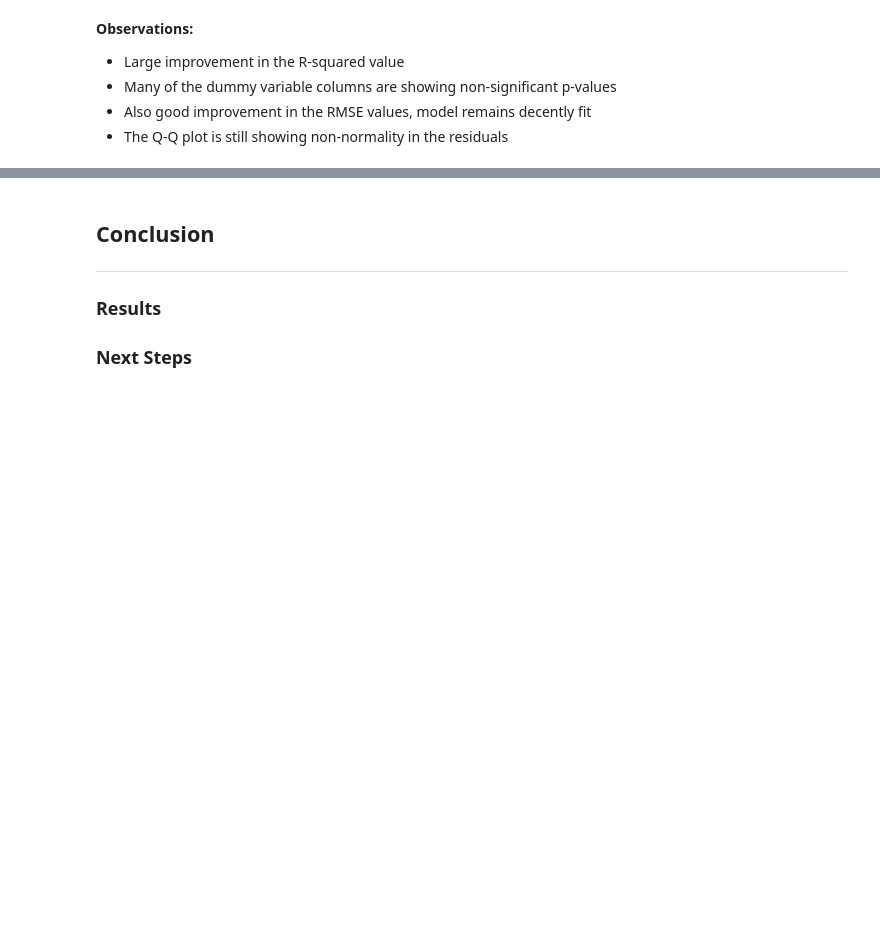
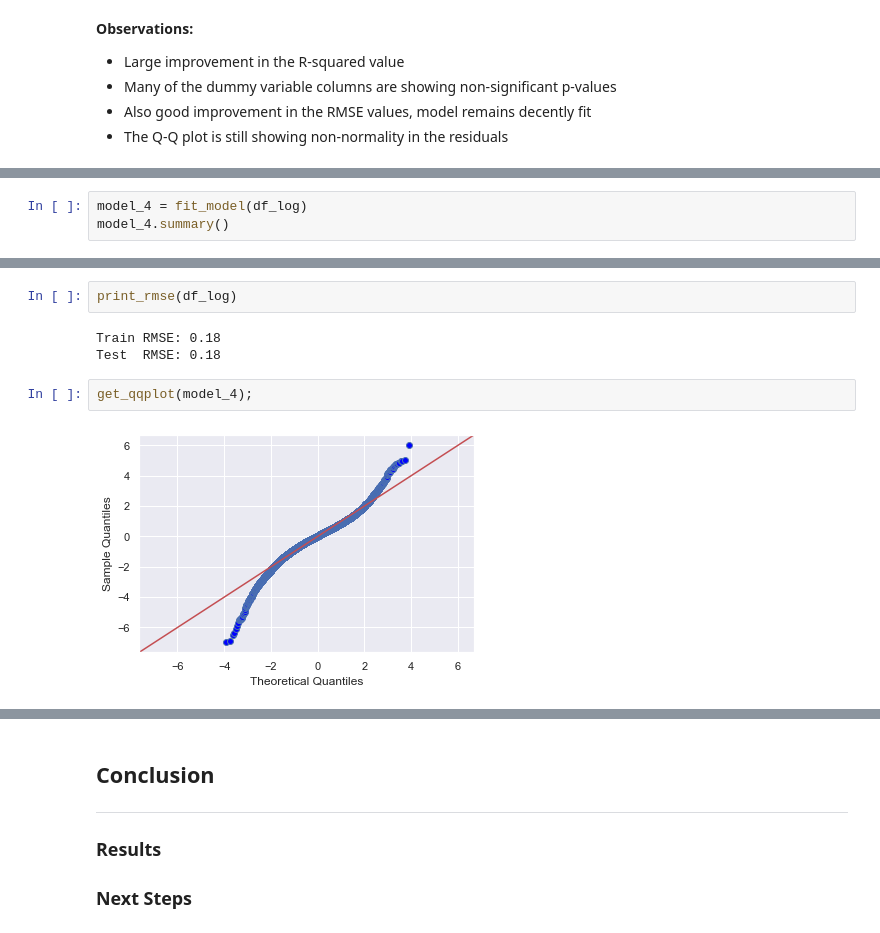
Before and after one commit to tjkyner/housing-regression-model, a Jupyter notebook: notebook.ipynb, the cells around one changed output, grey strips where cells are left out. Drawn from its saved outputs; the diff is of its cells as text; blank space fills up the shorter version.

```diff
--- a/notebook.ipynb
+++ b/notebook.ipynb
@@ -916,0 +977,3 @@ get_qqplot(model_3);
+# %%
+model_4 = fit_model(df_log)
+model_4.summary()
@@ -916,0 +1015,9 @@ get_qqplot(model_3);
+# %%
+print_rmse(df_log)
+# %% [output]
+Train RMSE: 0.18
+Test  RMSE: 0.18
+# %%
+get_qqplot(model_4);
+# %% [output]
+[figure, added]
```
Also changed, not shown: parts of 22 cells of this notebook.
